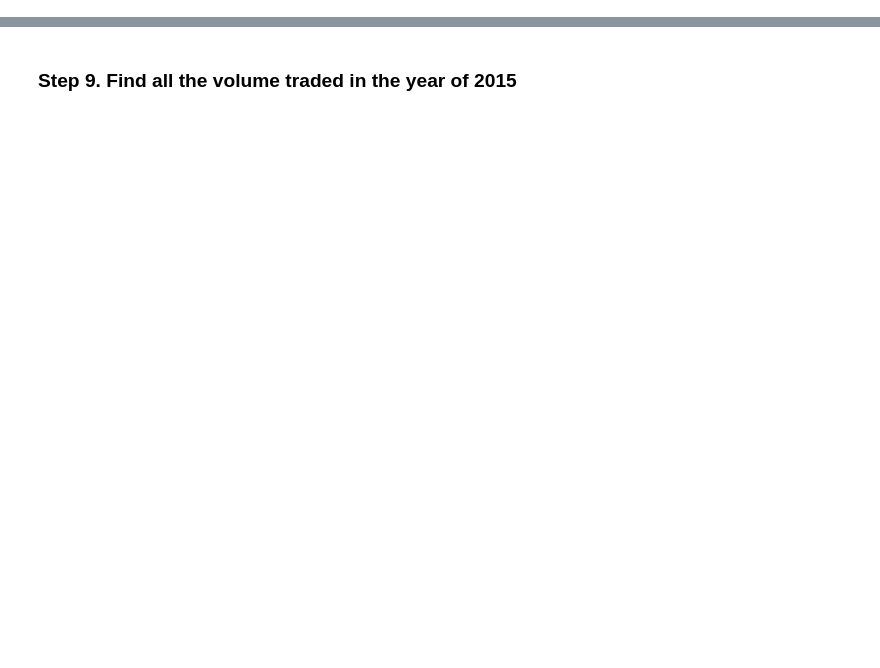
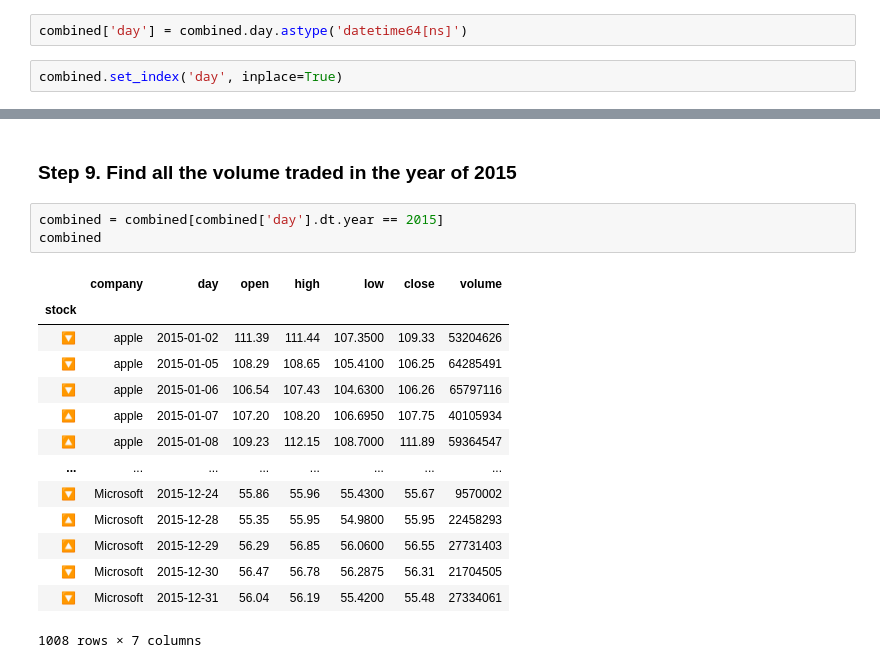
Before and after one commit to drmelezabi/AiCourse_Instant, a Jupyter notebook: Tasks/13_03-10-2023/pandas_exercises/09_Time_Series/Getting_Financial_Data/Exercises.ipynb, the cells around one changed output, grey strips where cells are left out. Cells and saved outputs as stored; diff of their text form; blank space fills up the shorter version.

```diff
--- a/Tasks/13_03-10-2023/pandas_exercises/09_Time_Series/Getting_Financial_Data/Exercises.ipynb
+++ b/Tasks/13_03-10-2023/pandas_exercises/09_Time_Series/Getting_Financial_Data/Exercises.ipynb
@@ -80,3 +185,7 @@ combined
 # %% [markdown]
 ### Step 8. Aggregate the data of volume to weekly.
 Hint: Be careful to not sum data from the same week of 2015 and other years.
+# %%
+combined['day'] = combined.day.astype('datetime64[ns]')
+# %%
+combined.set_index('day', inplace=True)
@@ -83,2 +211,20 @@ Hint: Be careful to not sum data from the same week of 2015 and other years.
 # %% [markdown]
 ### Step 9. Find all the volume traded in the year of 2015
+# %%
+combined = combined[combined['day'].dt.year == 2015]
+combined
+# %% [output]
+|  | company | day | open | high | low | close | volume |
+| stock |  |  |  |  |  |  |  |
+| 🔽 | apple | 2015-01-02 | 111.39 | 111.44 | 107.3500 | 109.33 | 53204626 |
+| 🔽 | apple | 2015-01-05 | 108.29 | 108.65 | 105.4100 | 106.25 | 64285491 |
+| 🔽 | apple | 2015-01-06 | 106.54 | 107.43 | 104.6300 | 106.26 | 65797116 |
+| 🔼 | apple | 2015-01-07 | 107.20 | 108.20 | 106.6950 | 107.75 | 40105934 |
+| 🔼 | apple | 2015-01-08 | 109.23 | 112.15 | 108.7000 | 111.89 | 59364547 |
+| ... | ... | ... | ... | ... | ... | ... | ... |
+| 🔽 | Microsoft | 2015-12-24 | 55.86 | 55.96 | 55.4300 | 55.67 | 9570002 |
+| 🔼 | Microsoft | 2015-12-28 | 55.35 | 55.95 | 54.9800 | 55.95 | 22458293 |
+| 🔼 | Microsoft | 2015-12-29 | 56.29 | 56.85 | 56.0600 | 56.55 | 27731403 |
+| 🔽 | Microsoft | 2015-12-30 | 56.47 | 56.78 | 56.2875 | 56.31 | 21704505 |
+| 🔽 | Microsoft | 2015-12-31 | 56.04 | 56.19 | 55.4200 | 55.48 | 27334061 |
+1008 rows × 7 columns
```
Also changed, not shown: parts of 15 cells of this notebook.
